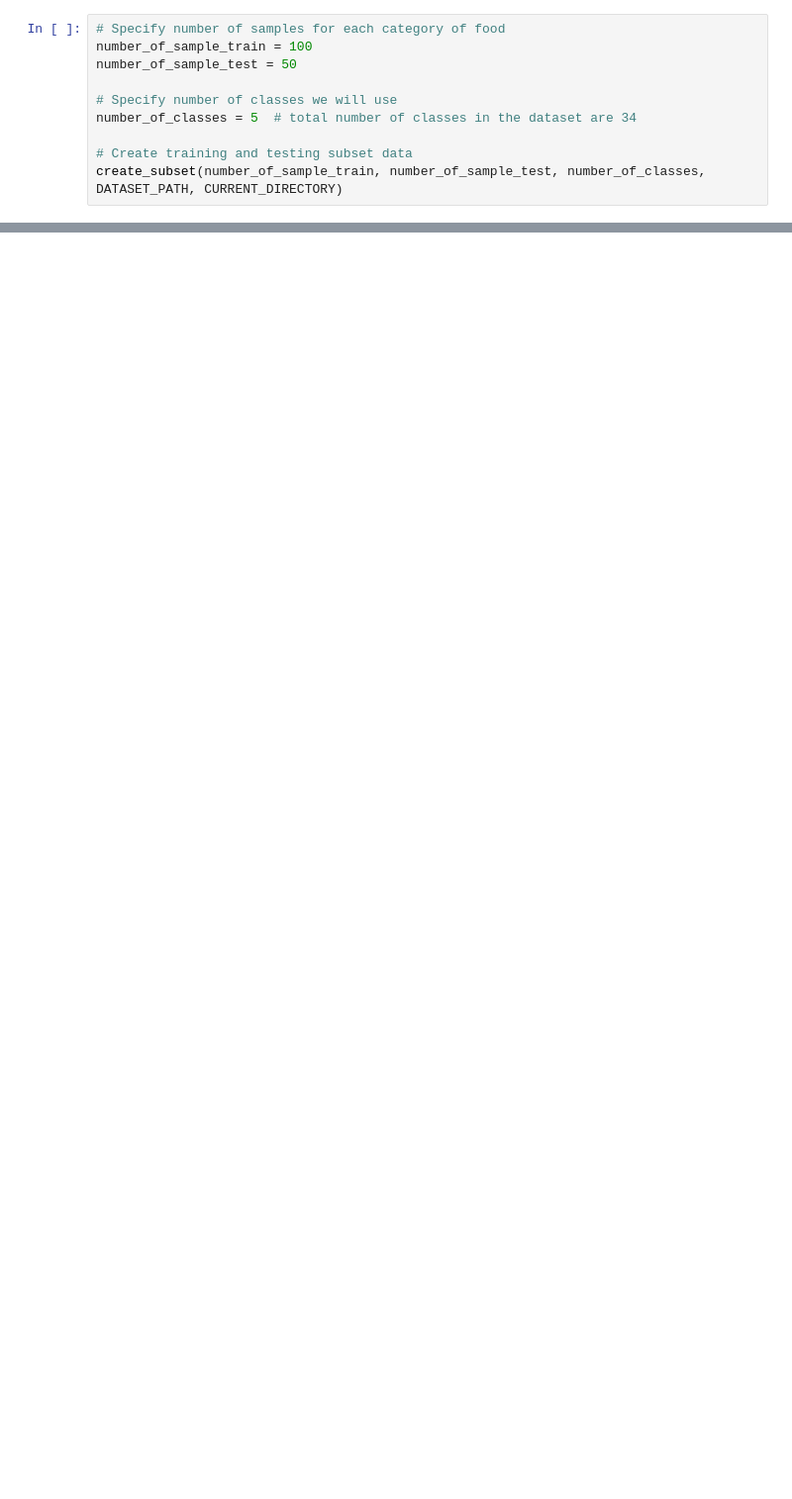
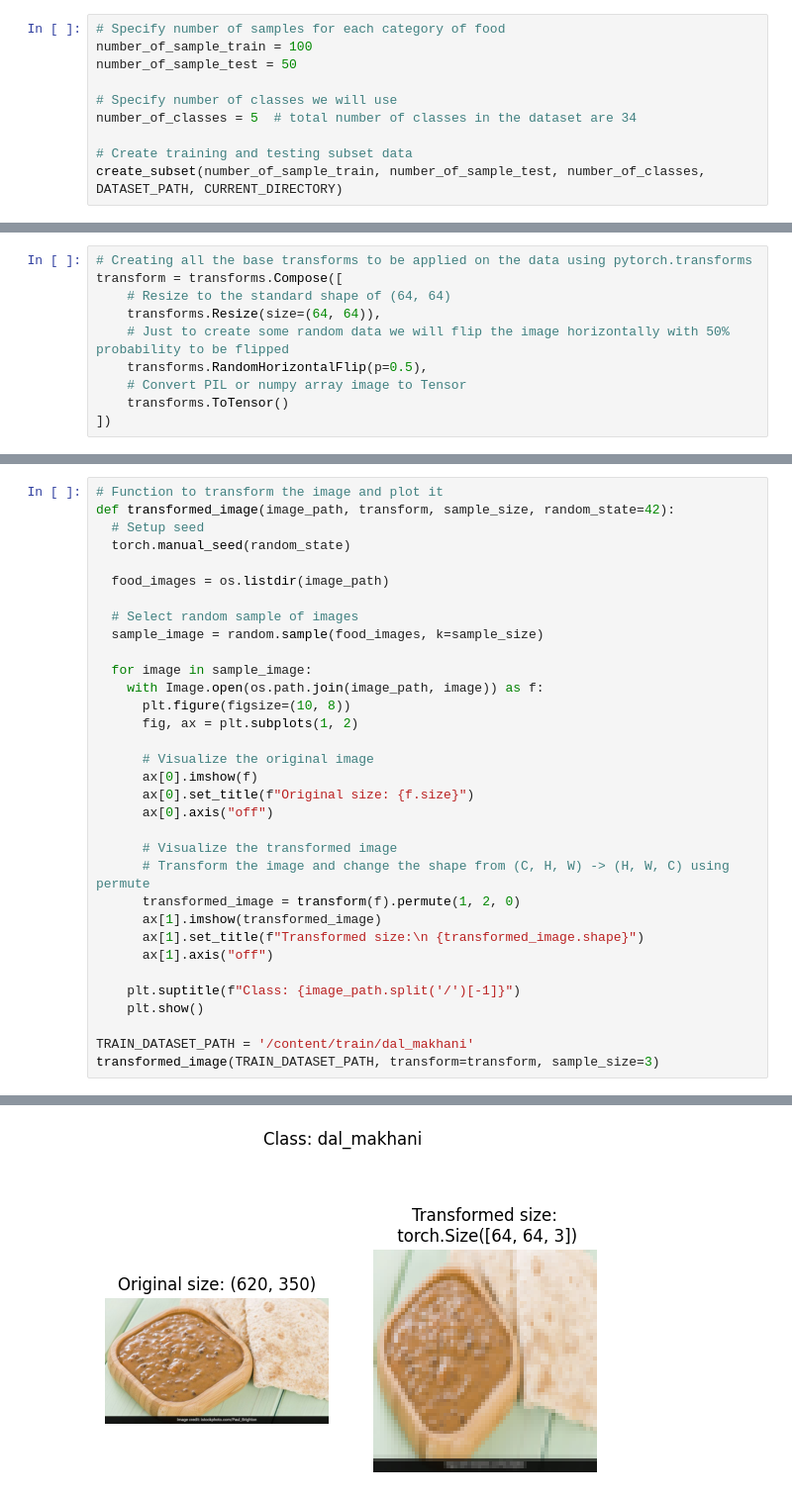
Before and after one commit to DarshanDinni/learn_pytorch, a Jupyter notebook: 03_Computer_vision_custom_dataset.ipynb, the cells around one changed output, grey strips where cells are left out. Shown: that part at 99% size. Saved outputs shown, nothing was run; the diff lists cells and outputs as text; blank space fills up the shorter version.

```diff
--- a/03_Computer_vision_custom_dataset.ipynb
+++ b/03_Computer_vision_custom_dataset.ipynb
@@ -171,0 +165,10 @@ create_subset(number_of_sample_train, number_of_sample_test, number_of_classes,
+# %%
+# Creating all the base transforms to be applied on the data using pytorch.transforms
+transform = transforms.Compose([
+    # Resize to the standard shape of (64, 64)
+    transforms.Resize(size=(64, 64)),
+    # Just to create some random data we will flip the image horizontally with 50% probability to be flipped
+    transforms.RandomHorizontalFlip(p=0.5),
+    # Convert PIL or numpy array image to Tensor
+    transforms.ToTensor()
+])
@@ -171,0 +177,34 @@ create_subset(number_of_sample_train, number_of_sample_test, number_of_classes,
+# %%
+# Function to transform the image and plot it
+def transformed_image(image_path, transform, sample_size, random_state=42):
+  # Setup seed
+  torch.manual_seed(random_state)
+
+  food_images = os.listdir(image_path)
+
+  # Select random sample of images
+  sample_image = random.sample(food_images, k=sample_size)
+
+  for image in sample_image:
+    with Image.open(os.path.join(image_path, image)) as f:
+      plt.figure(figsize=(10, 8))
+      fig, ax = plt.subplots(1, 2)
+
+      # Visualize the original image
+      ax[0].imshow(f)
+      ax[0].set_title(f"Original size: {f.size}")
+      ax[0].axis("off")
+
+      # Visualize the transformed image
+      # Transform the image and change the shape from (C, H, W) -> (H, W, C) using permute
+      transformed_image = transform(f).permute(1, 2, 0)
+      ax[1].imshow(transformed_image)
+      ax[1].set_title(f"Transformed size:\n {transformed_image.shape}")
+      ax[1].axis("off")
+
+    plt.suptitle(f"Class: {image_path.split('/')[-1]}")
+    plt.show()
+
+TRAIN_DATASET_PATH = '/content/train/dal_makhani'
+transformed_image(TRAIN_DATASET_PATH, transform=transform, sample_size=3)
+# %% [output]
@@ -171,0 +212 @@ create_subset(number_of_sample_train, number_of_sample_test, number_of_classes,
+[figure, added]
```
Also changed, not shown: parts of 18 cells of this notebook.
